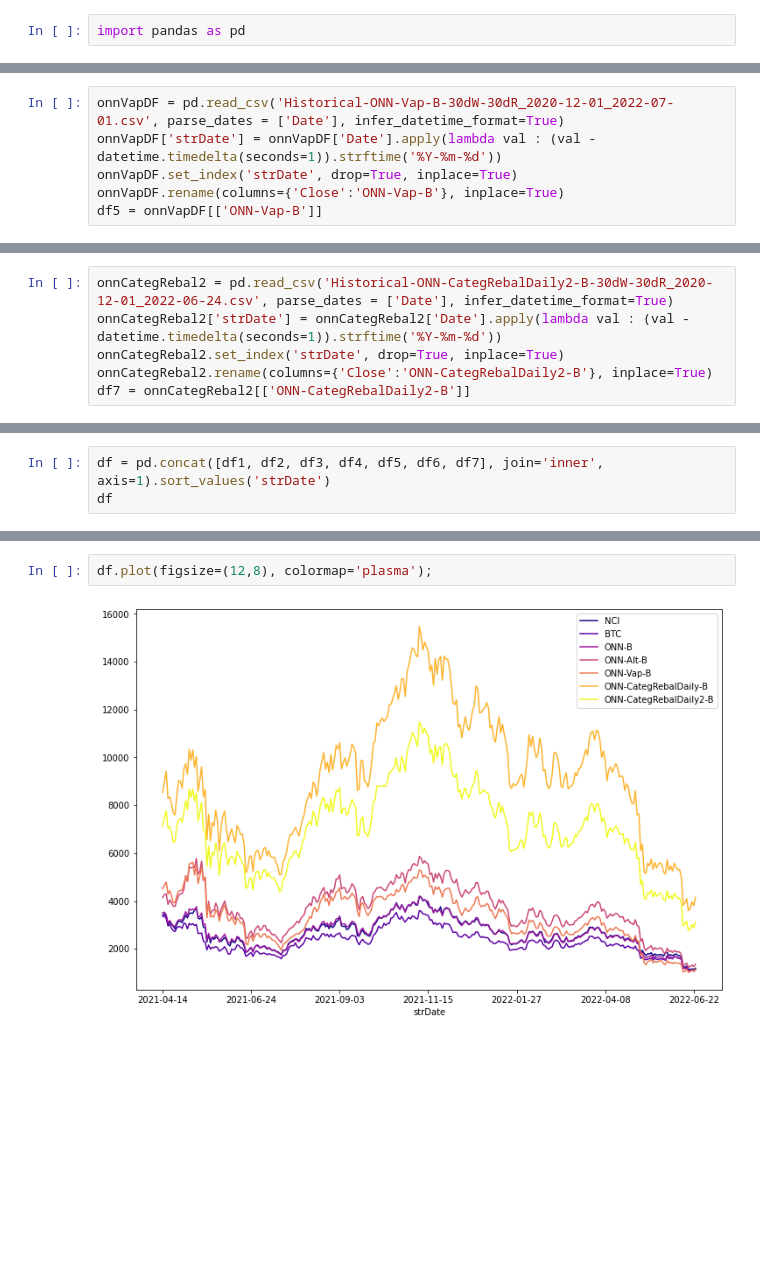
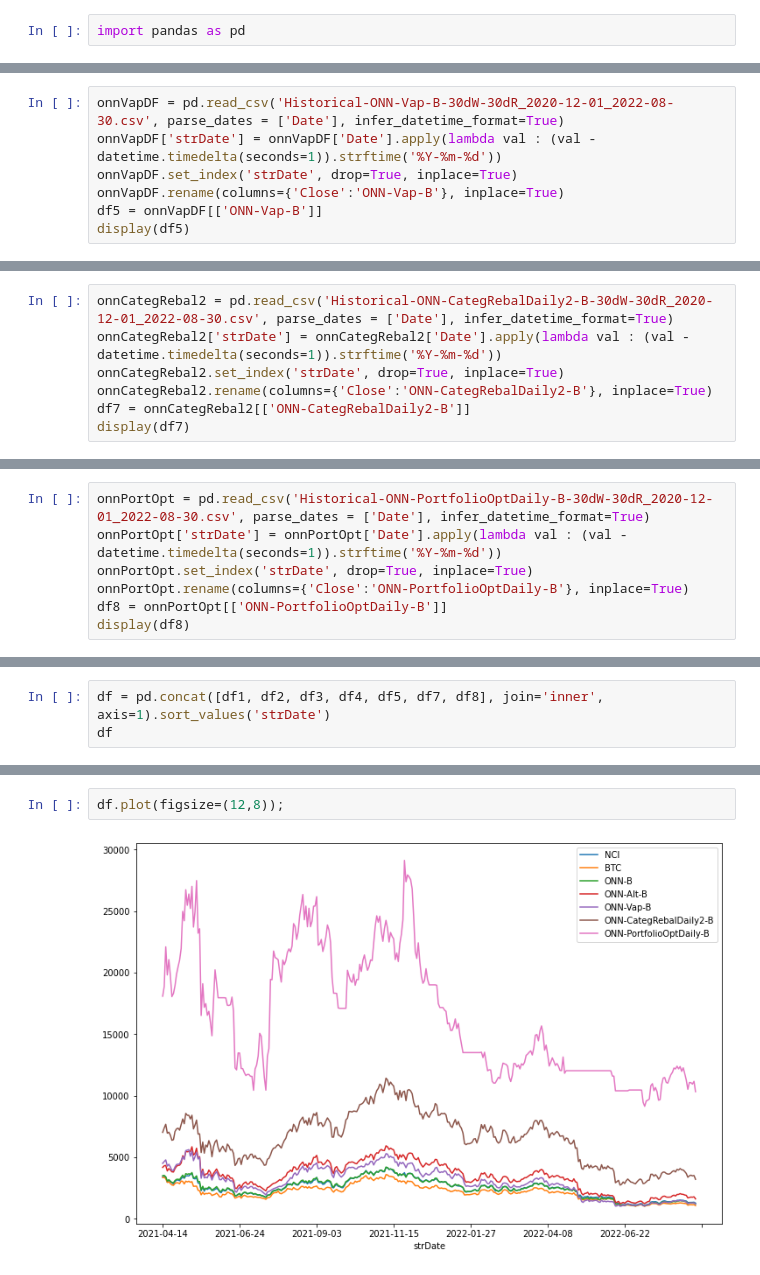
Before and after one commit to srmq/onn-indices, a Jupyter notebook: onn-b/exploreIndices.ipynb, the cells around one changed output, grey strips where cells are left out. Cells and saved outputs as stored; diff of their text form; blank space fills up the shorter version.

Commit message:
updated categories

```diff
--- a/onn-b/exploreIndices.ipynb
+++ b/onn-b/exploreIndices.ipynb
@@ -48,6 +121,7 @@ df4 = onnAltDF[['ONN-Alt-B']]
 # %%
-onnVapDF = pd.read_csv('Historical-ONN-Vap-B-30dW-30dR_2020-12-01_2022-07-01.csv', parse_dates = ['Date'], infer_datetime_format=True)
+onnVapDF = pd.read_csv('Historical-ONN-Vap-B-30dW-30dR_2020-12-01_2022-08-30.csv', parse_dates = ['Date'], infer_datetime_format=True)
 onnVapDF['strDate'] = onnVapDF['Date'].apply(lambda val : (val - datetime.timedelta(seconds=1)).strftime('%Y-%m-%d'))
 onnVapDF.set_index('strDate', drop=True, inplace=True)
 onnVapDF.rename(columns={'Close':'ONN-Vap-B'}, inplace=True)
 df5 = onnVapDF[['ONN-Vap-B']]
+display(df5)
@@ -60,6 +149,7 @@ df6 = onnCategRebal[['ONN-CategRebalDaily-B']]
 # %%
-onnCategRebal2 = pd.read_csv('Historical-ONN-CategRebalDaily2-B-30dW-30dR_2020-12-01_2022-06-24.csv', parse_dates = ['Date'], infer_datetime_format=True)
+onnCategRebal2 = pd.read_csv('Historical-ONN-CategRebalDaily2-B-30dW-30dR_2020-12-01_2022-08-30.csv', parse_dates = ['Date'], infer_datetime_format=True)
 onnCategRebal2['strDate'] = onnCategRebal2['Date'].apply(lambda val : (val - datetime.timedelta(seconds=1)).strftime('%Y-%m-%d'))
 onnCategRebal2.set_index('strDate', drop=True, inplace=True)
 onnCategRebal2.rename(columns={'Close':'ONN-CategRebalDaily2-B'}, inplace=True)
 df7 = onnCategRebal2[['ONN-CategRebalDaily2-B']]
+display(df7)
@@ -65,0 +171,7 @@ df7 = onnCategRebal2[['ONN-CategRebalDaily2-B']]
+# %%
+onnPortOpt = pd.read_csv('Historical-ONN-PortfolioOptDaily-B-30dW-30dR_2020-12-01_2022-08-30.csv', parse_dates = ['Date'], infer_datetime_format=True)
+onnPortOpt['strDate'] = onnPortOpt['Date'].apply(lambda val : (val - datetime.timedelta(seconds=1)).strftime('%Y-%m-%d'))
+onnPortOpt.set_index('strDate', drop=True, inplace=True)
+onnPortOpt.rename(columns={'Close':'ONN-PortfolioOptDaily-B'}, inplace=True)
+df8 = onnPortOpt[['ONN-PortfolioOptDaily-B']]
+display(df8)
@@ -66,4 +193,4 @@ df7 = onnCategRebal2[['ONN-CategRebalDaily2-B']]
 # %%
-df = pd.concat([df1, df2, df3, df4, df5, df6, df7], join='inner', axis=1).sort_values('strDate')
+df = pd.concat([df1, df2, df3, df4, df5, df7, df8], join='inner', axis=1).sort_values('strDate')
 df
 # %% [output]
@@ -84,4 +211,4 @@ df
 # %%
-df.plot(figsize=(12,8), colormap='plasma');
+df.plot(figsize=(12,8));
 # %% [output]
-[figure, old version]
+[figure, new version]
```
Also changed, not shown: parts of 14 cells of this notebook, 55 other files.
